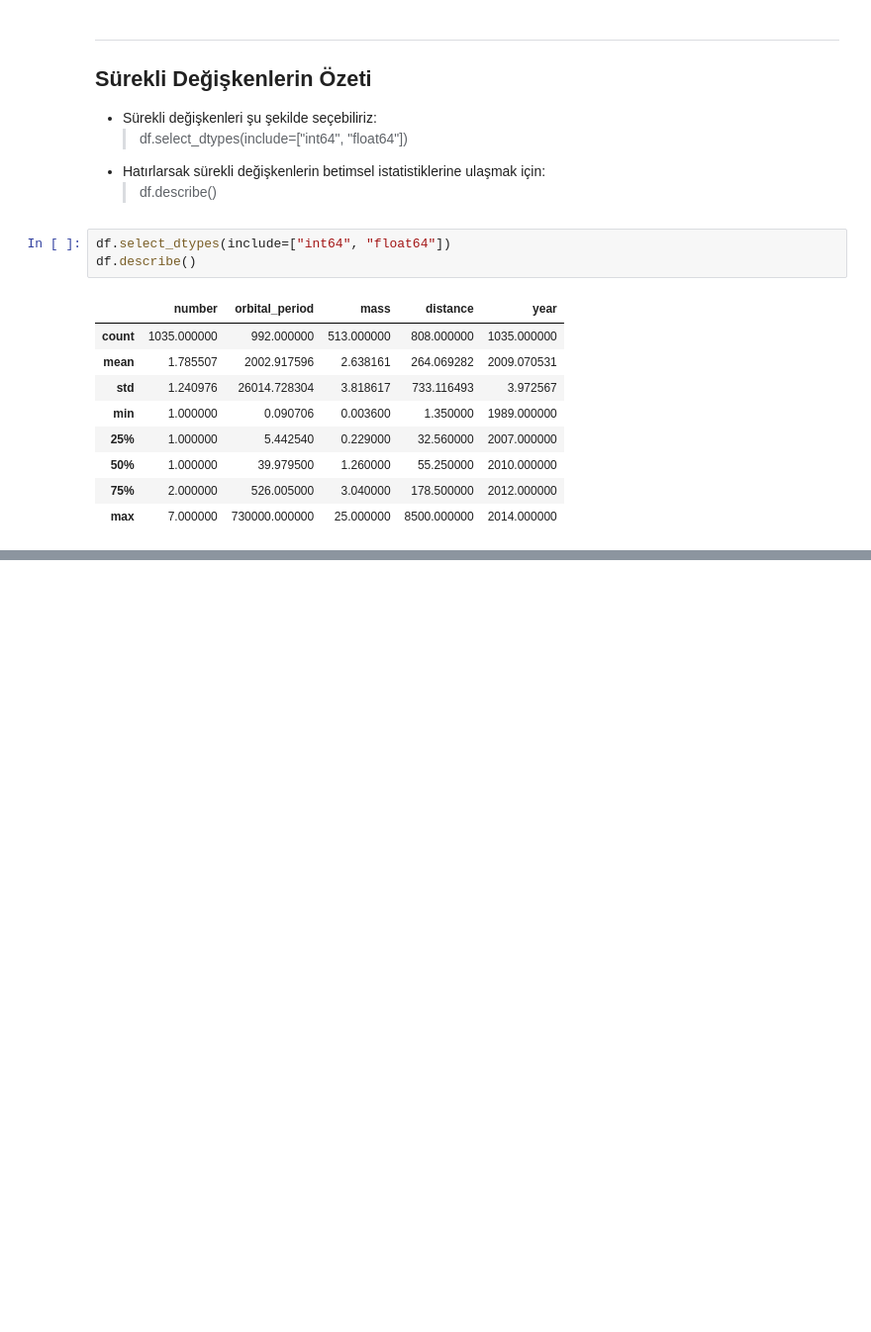
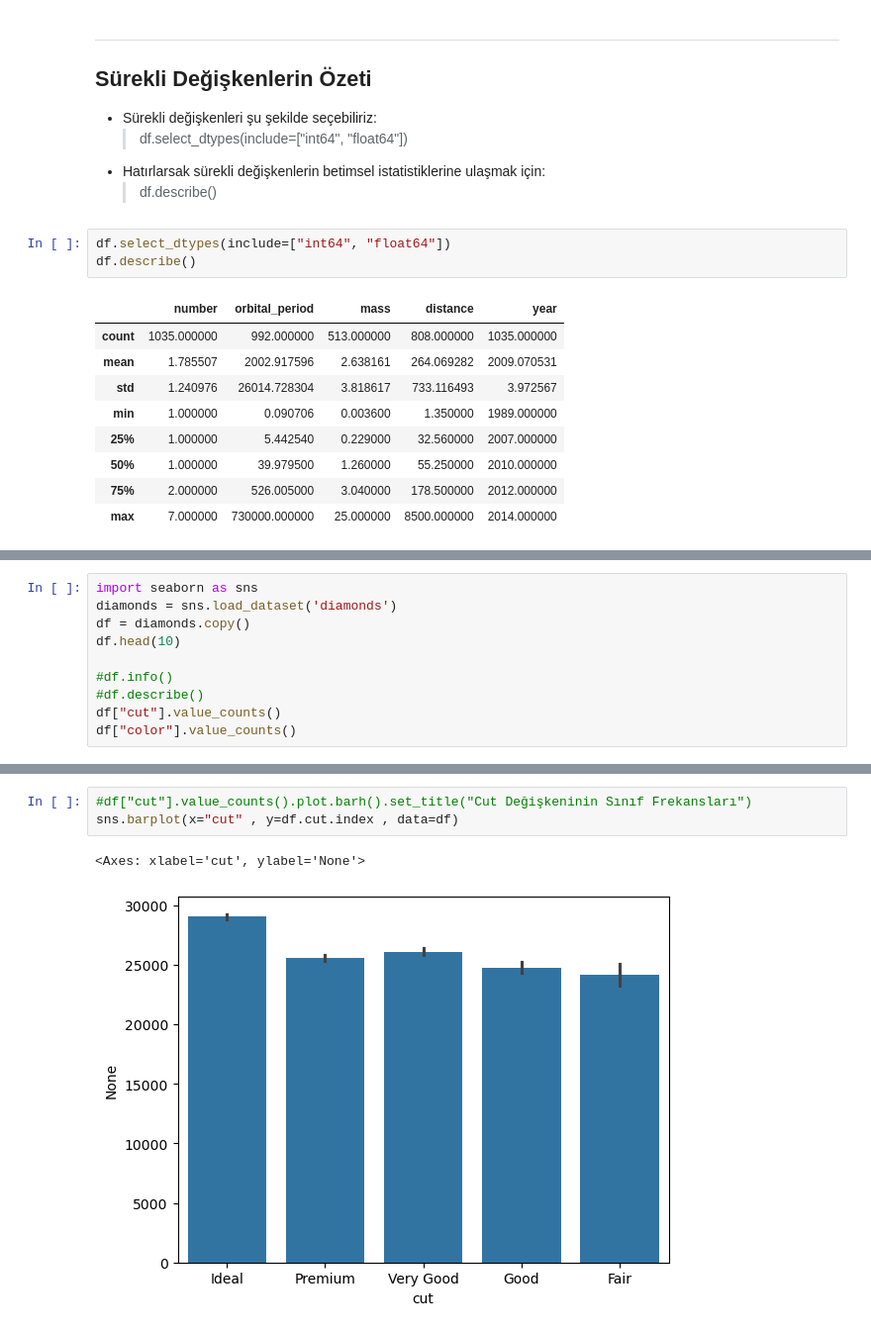
Before and after one commit to erayinal/Python, a Jupyter notebook: Udemy/_9NumericalPython/_5Seaborn.ipynb, the cells around one changed output, grey strips where cells are left out. Shown: that part at 99% size. Drawn from its saved outputs; the diff is of its cells as text; blank space fills up the shorter version.

Commit message:
Implement distribution plots using barplot

```diff
--- a/Udemy/_9NumericalPython/_5Seaborn.ipynb
+++ b/Udemy/_9NumericalPython/_5Seaborn.ipynb
@@ -156,0 +176,10 @@ df.describe()
+# %%
+import seaborn as sns
+diamonds = sns.load_dataset('diamonds')
+df = diamonds.copy()
+df.head(10)
+
+#df.info()
+#df.describe()
+df["cut"].value_counts()
+df["color"].value_counts()
@@ -156,0 +223,6 @@ df.describe()
+# %%
+#df["cut"].value_counts().plot.barh().set_title("Cut Değişkeninin Sınıf Frekansları")
+sns.barplot(x="cut" , y=df.cut.index , data=df)
+# %% [output]
+<Axes: xlabel='cut', ylabel='None'>
+[figure, added]
```
Also changed, not shown: parts of 9 cells of this notebook, 1 other file.
